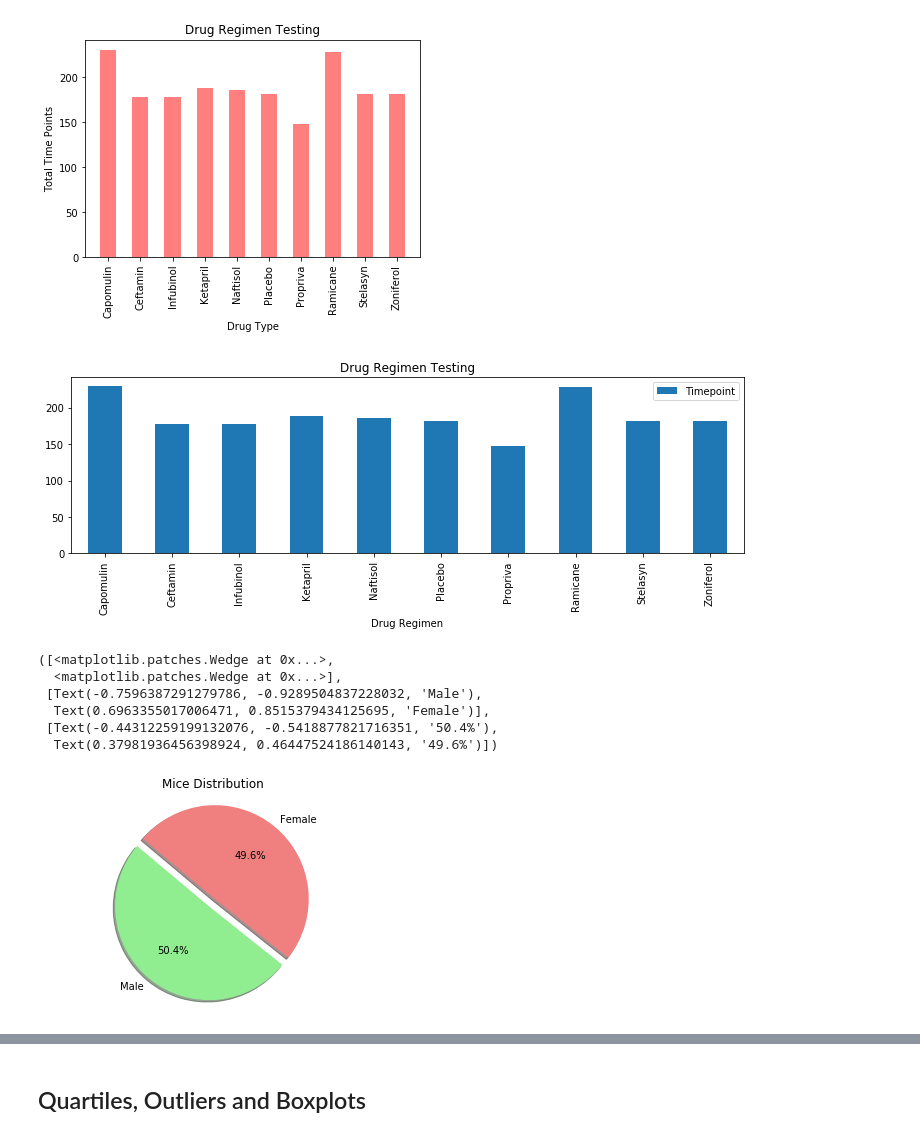
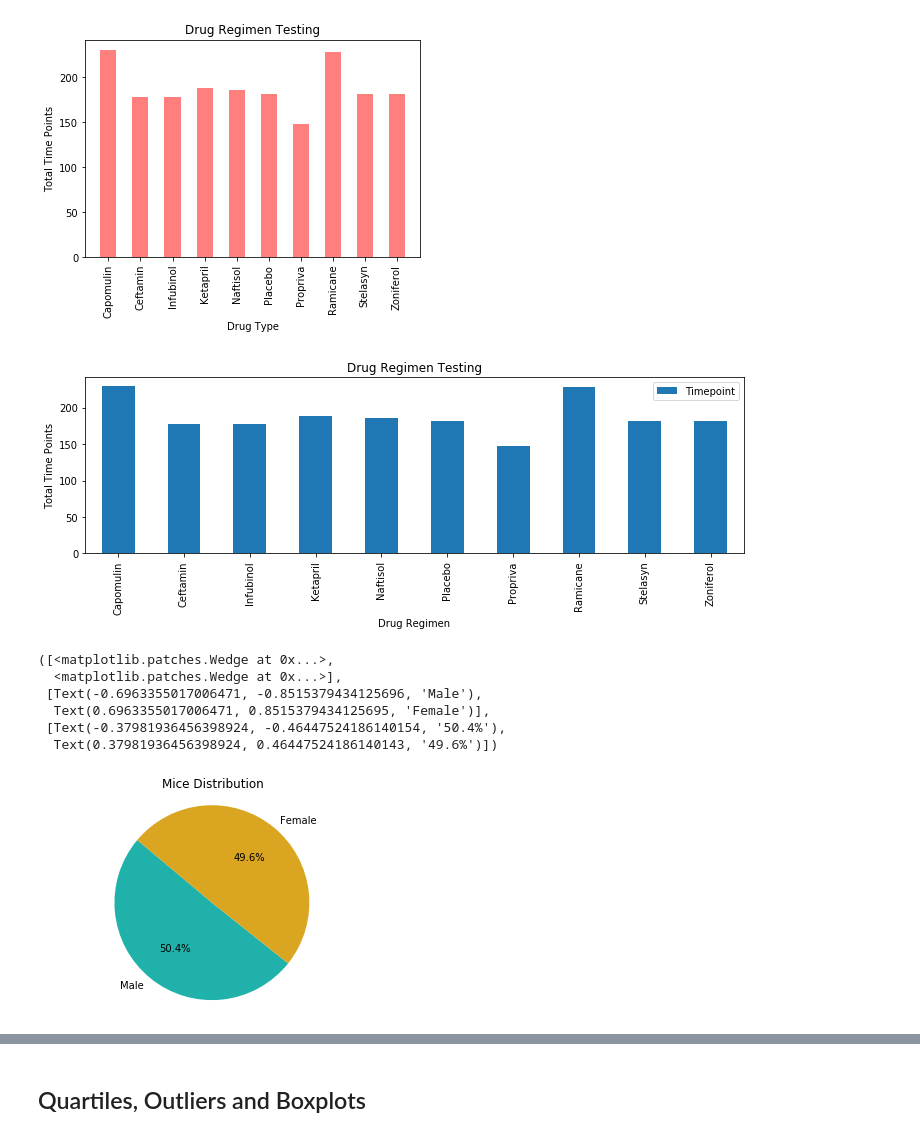
Before and after one commit to ceci-chapa/matplotlib-challenge, a Jupyter notebook: Pymaceuticals/pymaceuticals_starter.ipynb, the cells around one changed output, grey strips where cells are left out. Cells and saved outputs as stored; diff of their text form; code cells hidden in the pictures.

```diff
--- a/Pymaceuticals/pymaceuticals_starter.ipynb
+++ b/Pymaceuticals/pymaceuticals_starter.ipynb
@@ -192,41 +192,44 @@ drug_bar
 
 timepoints = clean_mouse.groupby(["Drug Regimen"]).count()["Timepoint"]
 timepoints_sum = timepoints_totals.to_frame()
+#use this to reset the index df.reset_index()
 
 timepoints_sum.plot(kind="bar", figsize=(10,4))
 
 plt.title("Drug Regimen Testing")
+plt.ylabel("Total Time Points")
 plt.tight_layout()
 # %% [output]
-[figure, old version]
+[figure, new version]
 # %%
 duplicate_drop = clean_mouse.drop_duplicates(subset=['Mouse ID'])
 male_totals = duplicate_drop[(duplicate_drop["Sex"] == "Male")]
 female_totals = duplicate_drop[(duplicate_drop["Sex"] == "Female")]
 
 males = male_totals.count()["Sex"]
 females = female_totals.count()["Sex"]
 
 # Generate a pie plot showing the distribution of female versus male mice using Pandas
 
 labels = ["Male", "Female"]
 sizes = [males, females]
-colors = ["lightgreen", "lightcoral"]
+colors = ["lightseagreen", "goldenrod"]
 explode = (0.1, 0)
-mf_pie = plt.pie(sizes, explode=explode, labels=labels, colors=colors,
-        autopct="%1.1f%%", shadow=True, startangle=140)
+mf_pie = plt.pie(sizes, labels=labels, colors=colors,
+        autopct="%1.1f%%", startangle=140)
+
 plt.title("Mice Distribution")
 plt.axis("equal")
 
 mf_pie
 # %% [output]
 ([<matplotlib.patches.Wedge at 0x...>,
   <matplotlib.patches.Wedge at 0x...>],
- [Text(-0.7596387291279786, -0.9289504837228032, 'Male'),
+ [Text(-0.6963355017006471, -0.8515379434125696, 'Male'),
   Text(0.6963355017006471, 0.8515379434125695, 'Female')],
- [Text(-0.44312259199132076, -0.5418877821716351, '50.4%'),
+ [Text(-0.37981936456398924, -0.46447524186140154, '50.4%'),
   Text(0.37981936456398924, 0.46447524186140143, '49.6%')])
-[figure, old version]
+[figure, new version]
 # %%
 # Generate a pie plot showing the distribution of female versus male mice using pyplot
 sex = ["Male", "Female"]
```
Also changed, not shown: parts of 2 cells of this notebook.
